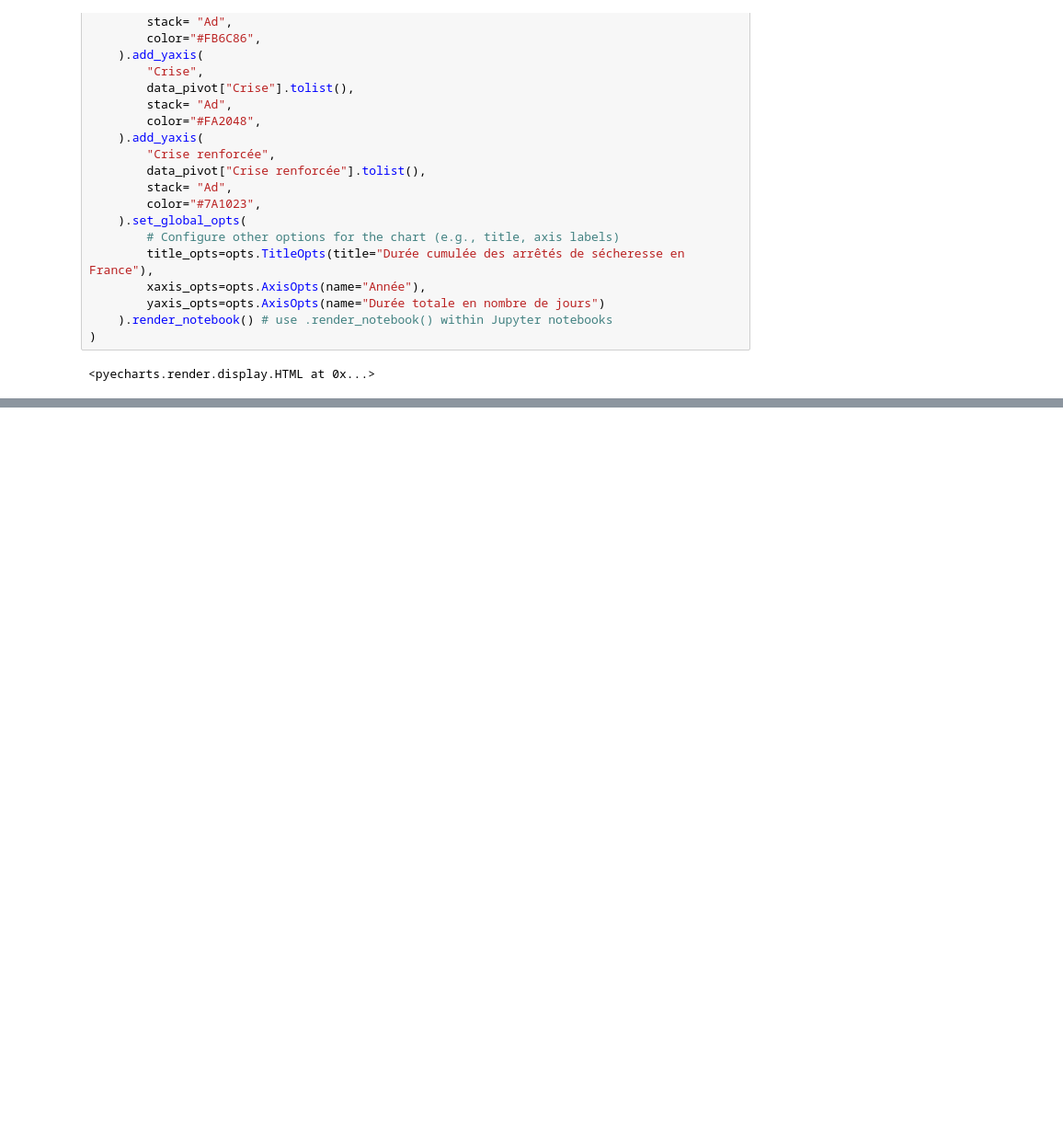
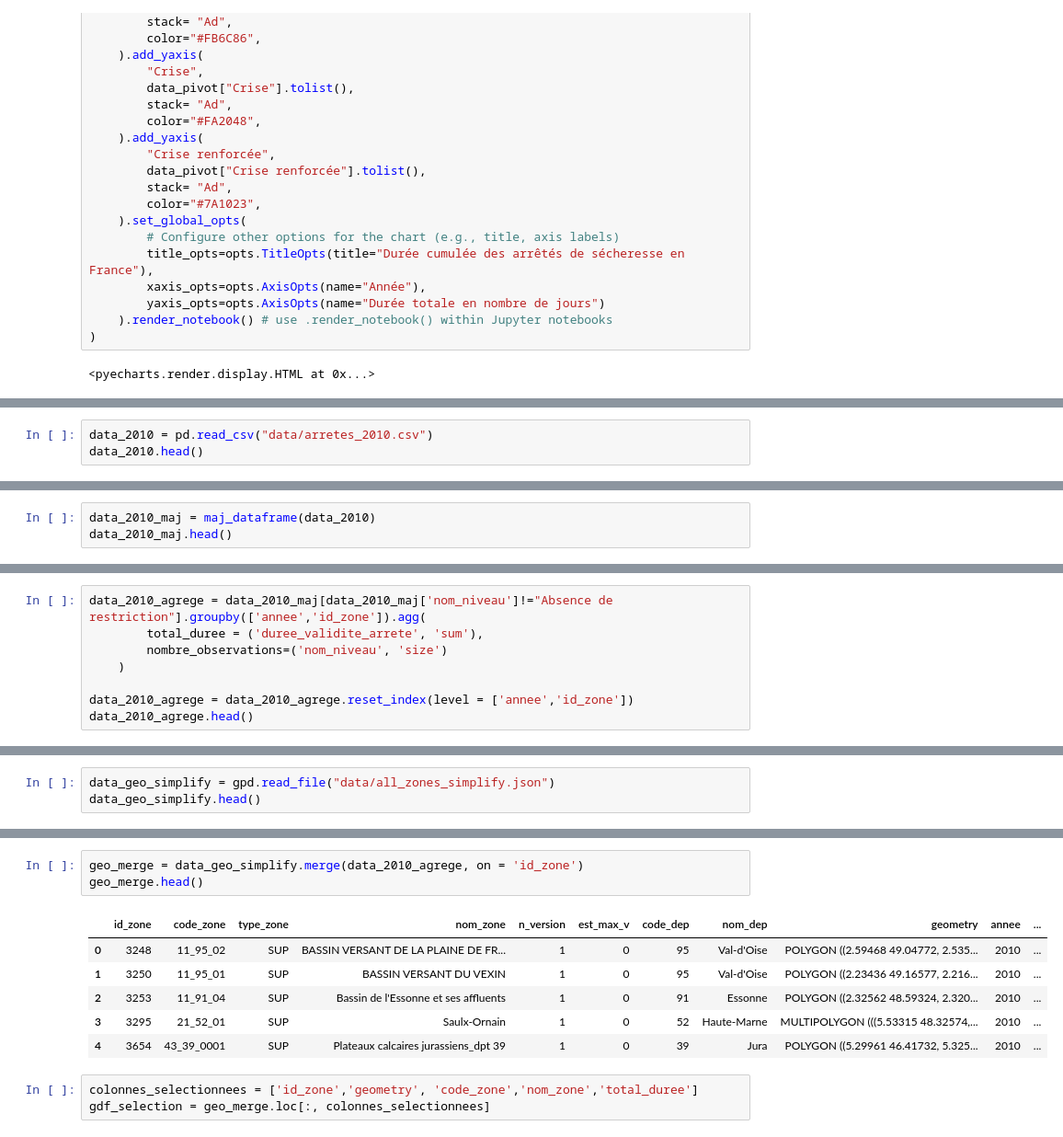
Before and after one commit to anaelDelorme/secheresse, a Jupyter notebook: analyse_historique.ipynb, the cells around one changed output, grey strips where cells are left out. Shown: that part at 92% size. Saved outputs shown, nothing was run; the diff lists cells and outputs as text; blank space fills up the shorter version.

```diff
--- a/analyse_historique.ipynb
+++ b/analyse_historique.ipynb
@@ -207,0 +220,3 @@ data_pivot.annee.tolist()
+# %%
+data_2010 = pd.read_csv("data/arretes_2010.csv")
+data_2010.head()
@@ -207,0 +230,3 @@ data_pivot.annee.tolist()
+# %%
+data_2010_maj = maj_dataframe(data_2010)
+data_2010_maj.head()
@@ -207,0 +240,8 @@ data_pivot.annee.tolist()
+# %%
+data_2010_agrege = data_2010_maj[data_2010_maj['nom_niveau']!="Absence de restriction"].groupby(['annee','id_zone']).agg(
+        total_duree = ('duree_validite_arrete', 'sum'),
+        nombre_observations=('nom_niveau', 'size')
+    )
+
+data_2010_agrege = data_2010_agrege.reset_index(level = ['annee','id_zone'])
+data_2010_agrege.head()
@@ -207,0 +255,3 @@ data_pivot.annee.tolist()
+# %%
+data_geo_simplify = gpd.read_file("data/all_zones_simplify.json")
+data_geo_simplify.head()
@@ -207,0 +265,13 @@ data_pivot.annee.tolist()
+# %%
+geo_merge = data_geo_simplify.merge(data_2010_agrege, on = 'id_zone')
+geo_merge.head()
+# %% [output]
+|  | id_zone | code_zone | type_zone | nom_zone | n_version | est_max_v | code_dep | nom_dep | geometry | annee | ... |
+| 0 | 3248 | 11_95_02 | SUP | BASSIN VERSANT DE LA PLAINE DE FR... | 1 | 0 | 95 | Val-d'Oise | POLYGON ((2.59468 49.04772, 2.535... | 2010 | ... |
+| 1 | 3250 | 11_95_01 | SUP | BASSIN VERSANT DU VEXIN | 1 | 0 | 95 | Val-d'Oise | POLYGON ((2.23436 49.16577, 2.216... | 2010 | ... |
+| 2 | 3253 | 11_91_04 | SUP | Bassin de l'Essonne et ses affluents | 1 | 0 | 91 | Essonne | POLYGON ((2.32562 48.59324, 2.320... | 2010 | ... |
+| 3 | 3295 | 21_52_01 | SUP | Saulx-Ornain | 1 | 0 | 52 | Haute-Marne | MULTIPOLYGON (((5.53315 48.32574,... | 2010 | ... |
+| 4 | 3654 | 43_39_0001 | SUP | Plateaux calcaires jurassiens_dpt 39 | 1 | 0 | 39 | Jura | POLYGON ((5.29961 46.41732, 5.325... | 2010 | ... |
+# %%
+colonnes_selectionnees = ['id_zone','geometry', 'code_zone','nom_zone','total_duree']
+gdf_selection = geo_merge.loc[:, colonnes_selectionnees]
```
Also changed, not shown: parts of 18 cells of this notebook, 4 other files.
